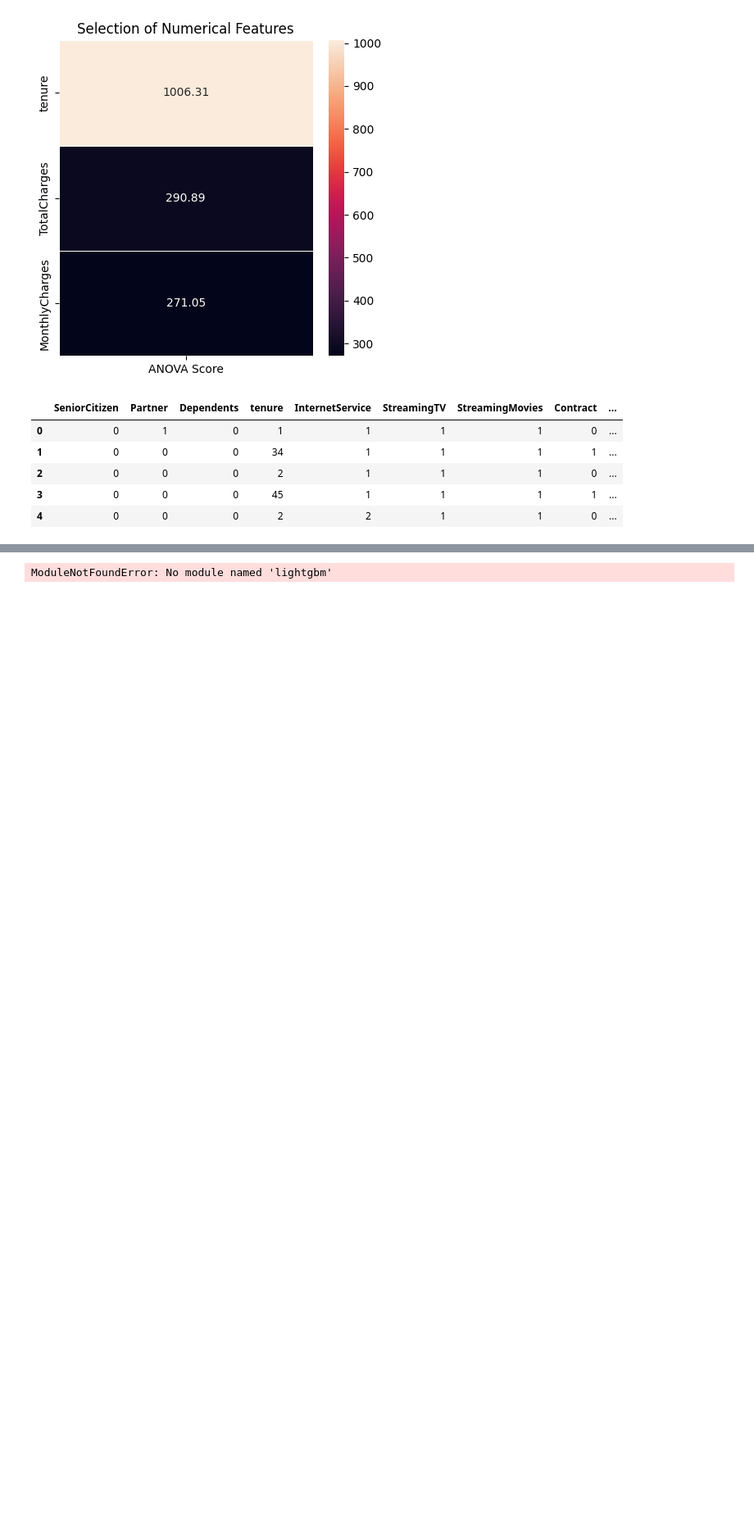
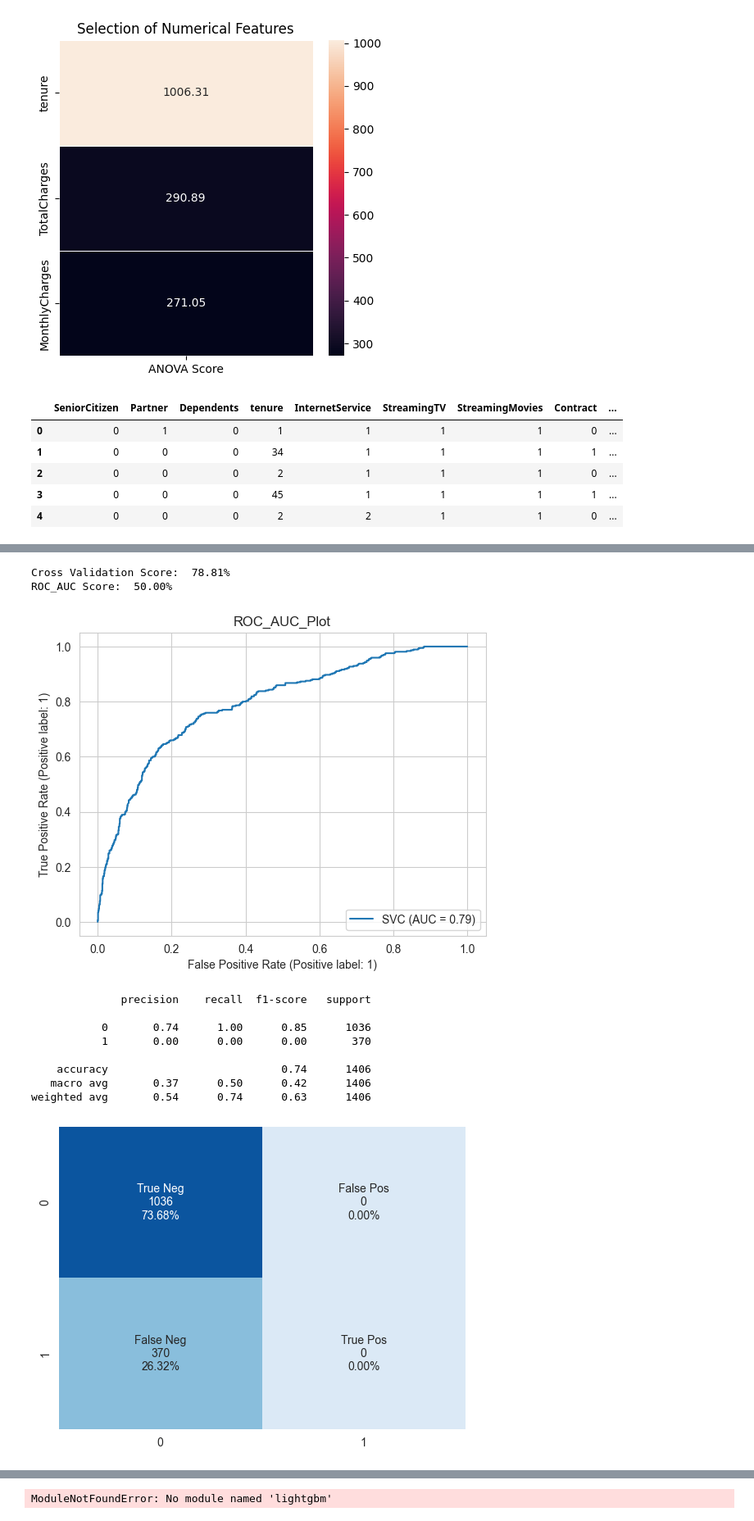
Before and after one commit to VenkataPrasad97/Task, a Jupyter notebook: de_task_8.ipynb, the cells around one changed output, grey strips where cells are left out. Shown at 82% size. Cells and saved outputs as stored; diff of their text form; code cells hidden in the pictures; blank space fills up the shorter version.

```diff
--- a/de_task_8.ipynb
+++ b/de_task_8.ipynb
@@ -363,0 +378,18 @@ weighted avg       0.81      0.82      0.81      1406
+# %%
+from sklearn.svm import SVC
+classifier_svm = SVC(kernel='rbf', probability=True)
+model(classifier_svm, x_train, y_train, x_test, y_test)
+model_evaluation(classifier_svm, x_test, y_test)
+# %% [output]
+Cross Validation Score:  78.81%
+ROC_AUC Score:  50.00%
+[figure, added]
+              precision    recall  f1-score   support
+
+           0       0.74      1.00      0.85      1036
+           1       0.00      0.00      0.00       370
+
+    accuracy                           0.74      1406
+   macro avg       0.37      0.50      0.42      1406
+weighted avg       0.54      0.74      0.63      1406
+[figure, added]
```
Also changed, not shown: parts of 8 cells of this notebook.
